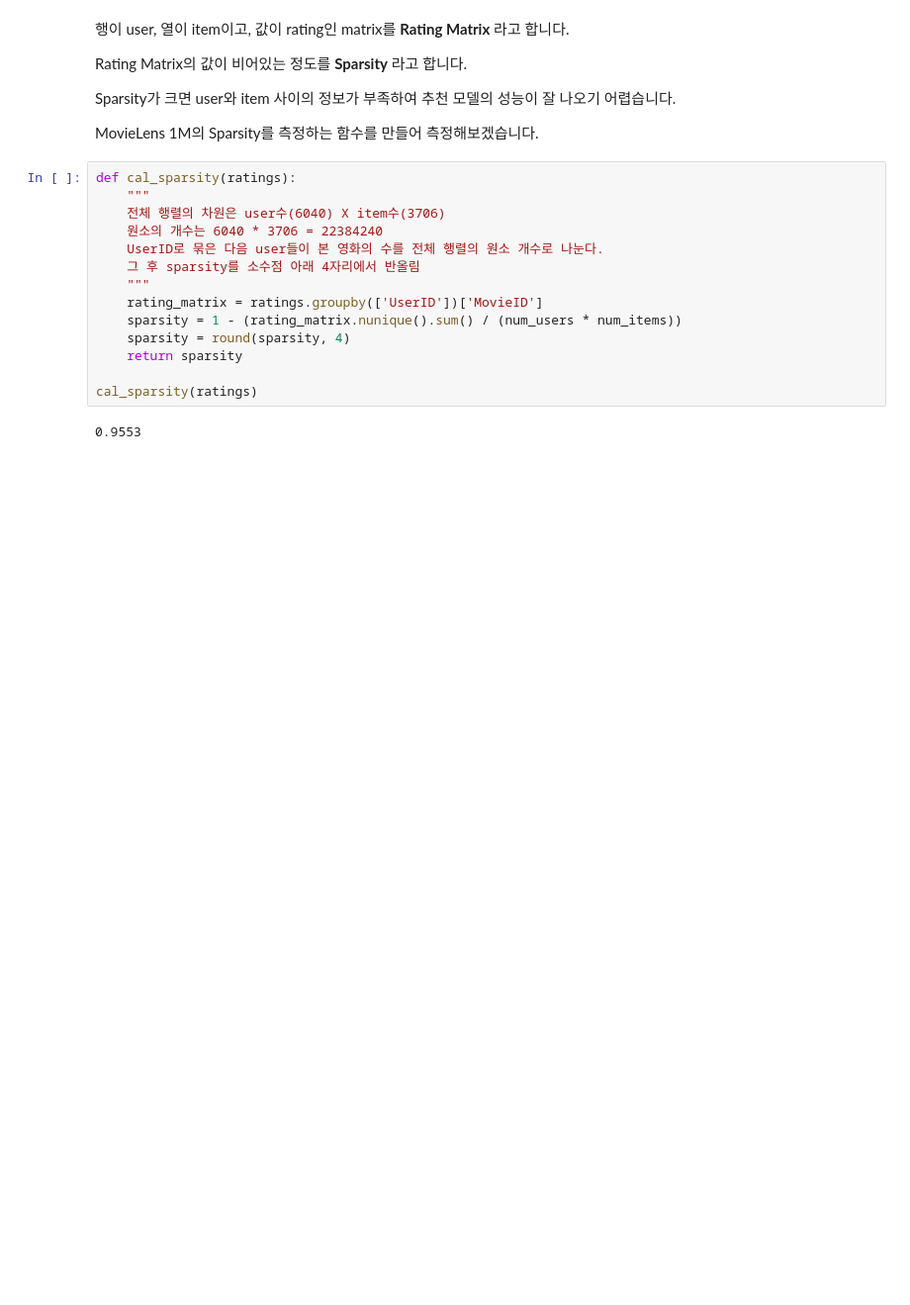
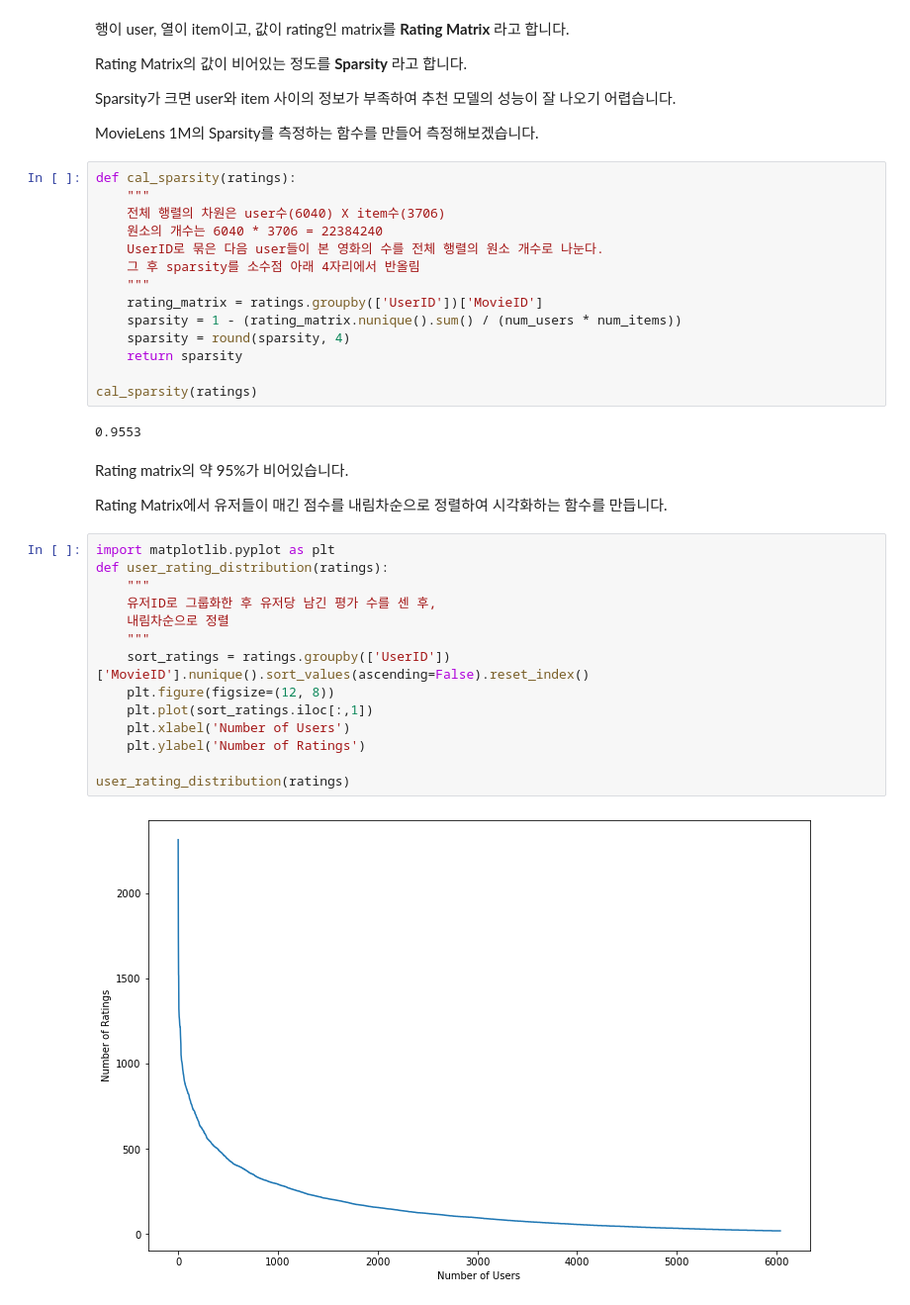
Before and after one commit to Haebuk/recommend, a Jupyter notebook: Movie_Lens/ml-1m/MovieLens_Data_Analysis_Recommendation.ipynb, the cells around one changed output. Shown: that part at 99% size. Drawn from its saved outputs; the diff is of its cells as text; blank space fills up the shorter version.

```diff
--- a/Movie_Lens/ml-1m/MovieLens_Data_Analysis_Recommendation.ipynb
+++ b/Movie_Lens/ml-1m/MovieLens_Data_Analysis_Recommendation.ipynb
@@ -89,3 +85,23 @@ def cal_sparsity(ratings):
 cal_sparsity(ratings)
 # %% [output]
 0.9553
+# %% [markdown]
+Rating matrix의 약 95%가 비어있습니다.
+
+Rating Matrix에서 유저들이 매긴 점수를 내림차순으로 정렬하여 시각화하는 함수를 만듭니다.
+# %%
+import matplotlib.pyplot as plt
+def user_rating_distribution(ratings):
+    """
+    유저ID로 그룹화한 후 유저당 남긴 평가 수를 센 후,
+    내림차순으로 정렬
+    """
+    sort_ratings = ratings.groupby(['UserID'])['MovieID'].nunique().sort_values(ascending=False).reset_index()
+    plt.figure(figsize=(12, 8))
+    plt.plot(sort_ratings.iloc[:,1])
+    plt.xlabel('Number of Users')
+    plt.ylabel('Number of Ratings')
+
+user_rating_distribution(ratings)
+# %% [output]
+[figure, added]
```
Also changed, not shown: parts of 19 cells of this notebook.
